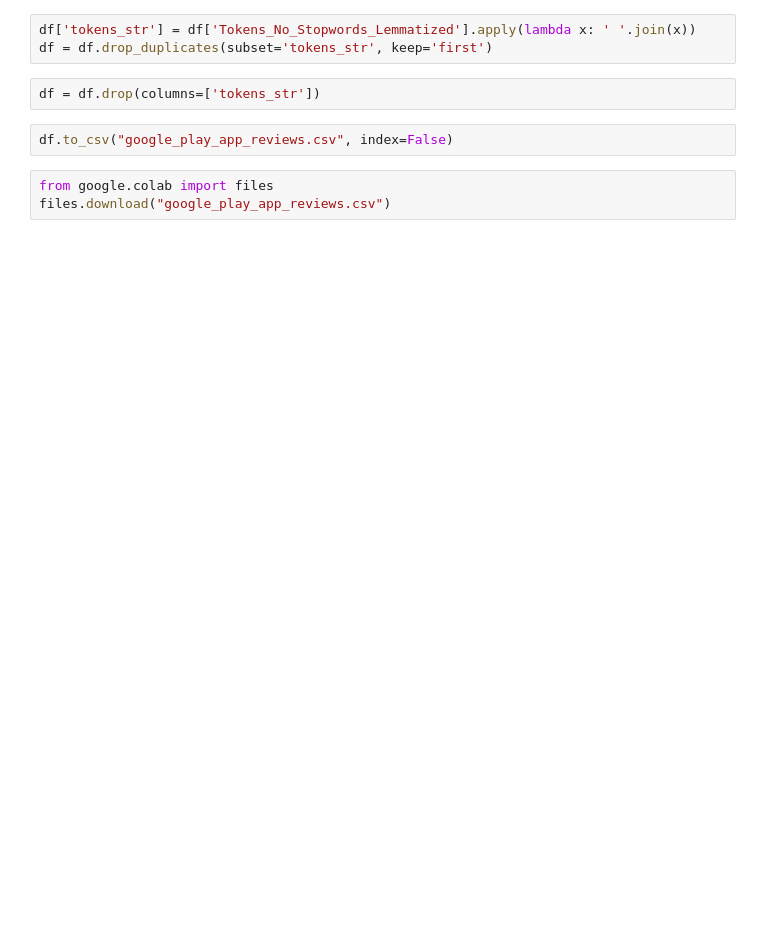
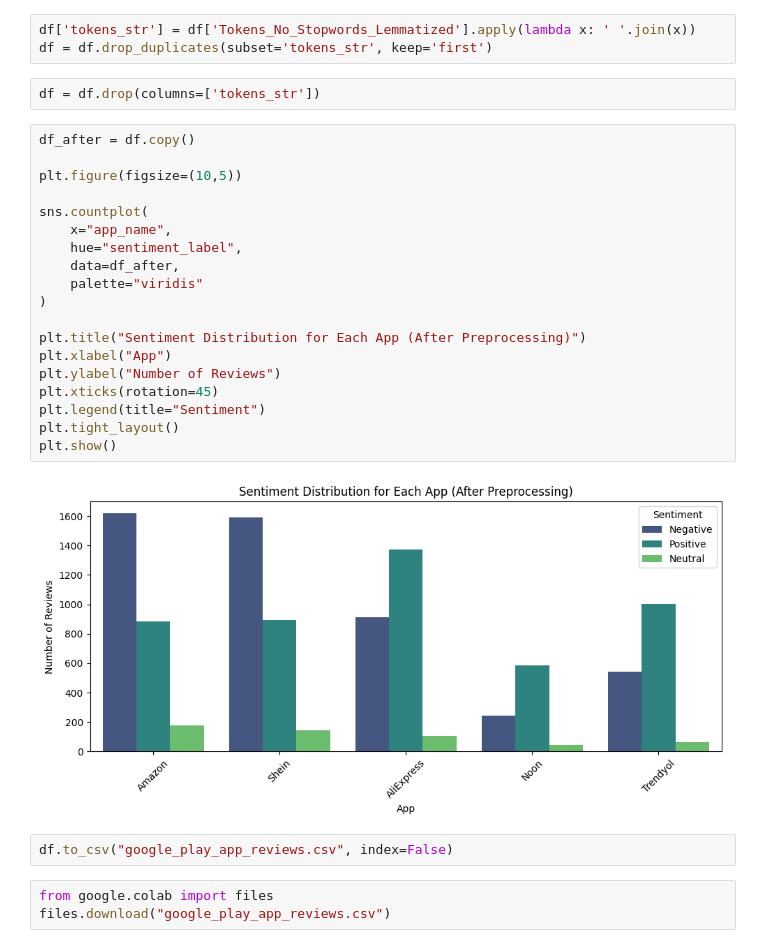
Before and after one commit to latifahaljurayyan/insightApp, a Jupyter notebook: Copy_of_Copy_of_gp.ipynb, the cells around one changed output. Drawn from its saved outputs; the diff is of its cells as text; blank space fills up the shorter version.

```diff
--- a/Copy_of_Copy_of_gp.ipynb
+++ b/Copy_of_Copy_of_gp.ipynb
@@ -152,6 +186,27 @@ df['tokens_str'] = df['Tokens_No_Stopwords_Lemmatized'].apply(lambda x: ' '.join
 df = df.drop_duplicates(subset='tokens_str', keep='first')
 # %%
 df = df.drop(columns=['tokens_str'])
+# %%
+df_after = df.copy()
+
+plt.figure(figsize=(10,5))
+
+sns.countplot(
+    x="app_name",
+    hue="sentiment_label",
+    data=df_after,
+    palette="viridis"
+)
+
+plt.title("Sentiment Distribution for Each App (After Preprocessing)")
+plt.xlabel("App")
+plt.ylabel("Number of Reviews")
+plt.xticks(rotation=45)
+plt.legend(title="Sentiment")
+plt.tight_layout()
+plt.show()
+# %% [output]
+[figure, added]
 # %%
 df.to_csv("google_play_app_reviews.csv", index=False)
 # %%
```
Also changed, not shown: parts of 9 cells of this notebook.
